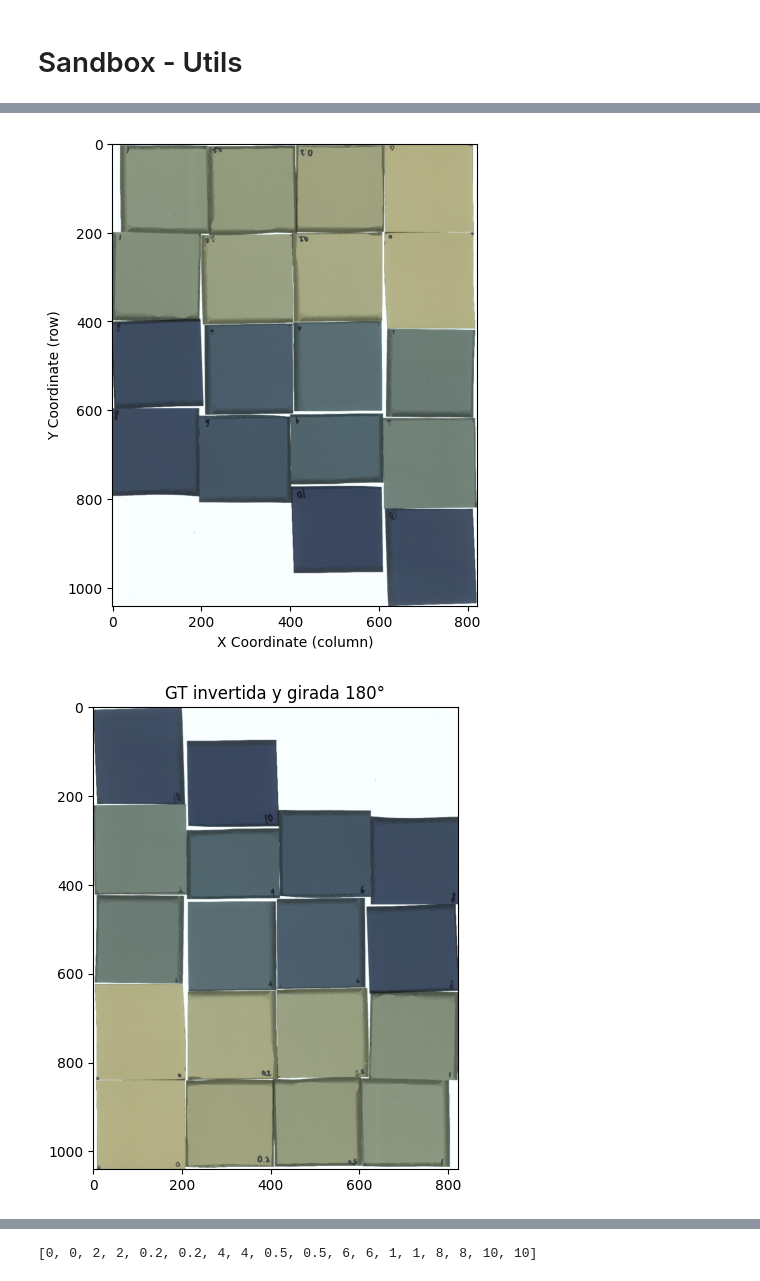
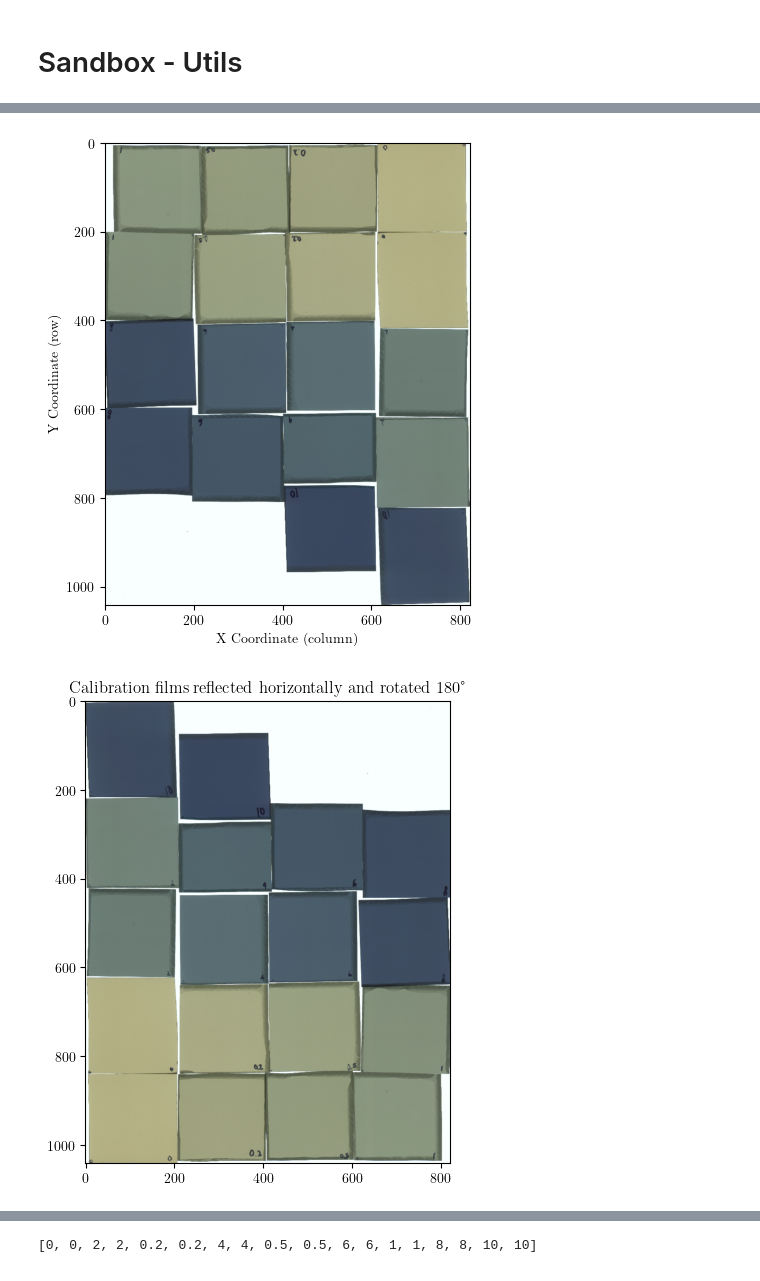
Before and after one commit to eduardoh27/FilmQADose, a Jupyter notebook: app/calibration.ipynb, the cells around one changed output, grey strips where cells are left out. Cells and saved outputs as stored; diff of their text form; code cells hidden in the pictures.

```diff
--- a/app/calibration.ipynb
+++ b/app/calibration.ipynb
@@ -5,4 +6,8 @@ import os
 from calibration.image_processing import read_image, show_image, reflect_image, rotate_image, crop_square_roi
+# %%
+plt.rcParams['font.family'] = 'serif'
+plt.rcParams['font.serif'] = ['Computer Modern Roman']
+plt.rcParams['text.usetex'] = True
 # %%
 # ------------------------ EJEMPLO DE USO ------------------------
 
@@ -29,12 +34,12 @@ print(imagen_film.shape)
 # %%
 imagen_reflejada = reflect_image(imagen, mode='horizontal')
 show_image(imagen_reflejada)
 
 imagen_girada = rotate_image(imagen_reflejada, times=2, direction='clockwise')
-_ = show_image(imagen_girada, title='GT invertida y girada 180°', show_labels=False)
+_ = show_image(imagen_girada, title='Calibration films reflected horizontally and rotated 180°', show_labels=False)
 # %% [output]
-[figure, old version]
+[figure, new version]
-[figure, old version]
+[figure, new version]
 # %%
 # Diccionario con las coordenadas de las ROIs cuadradas
 rois = {
```
Also changed, not shown: parts of 15 cells of this notebook, 6 other files.
